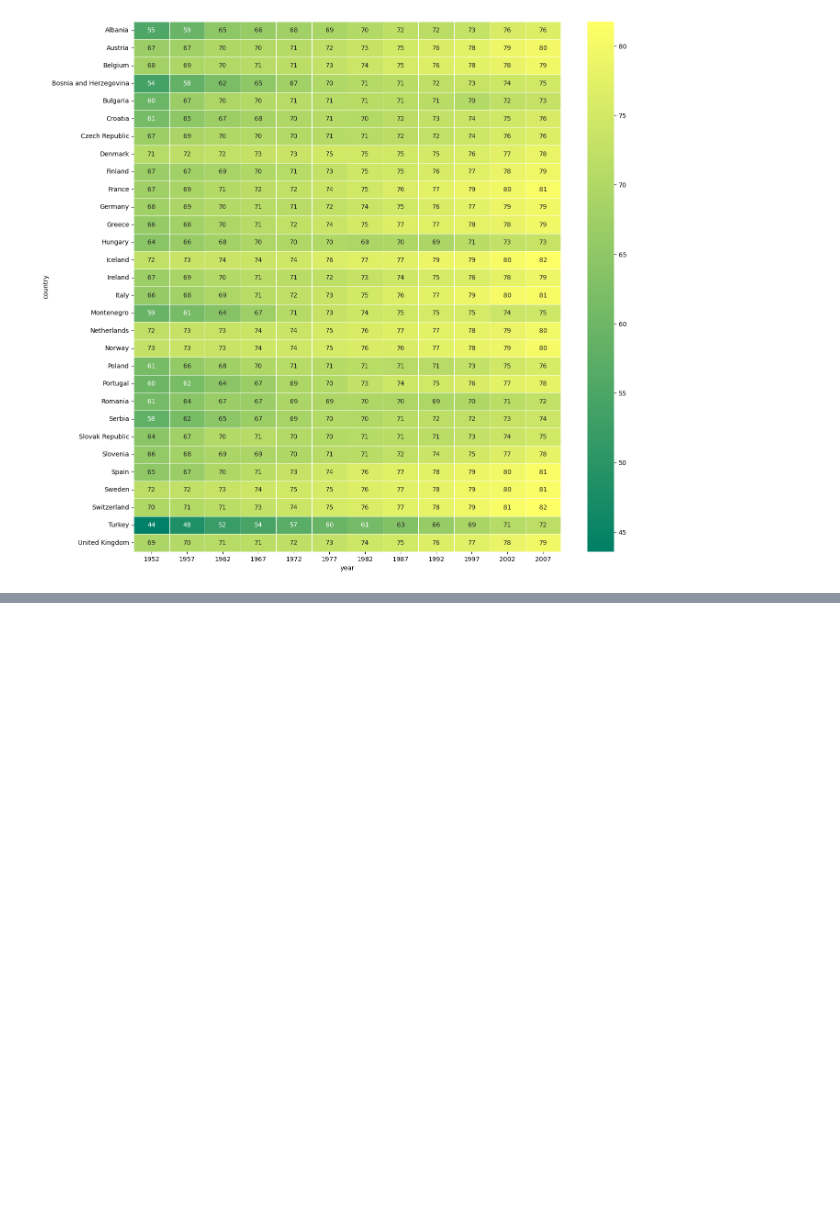
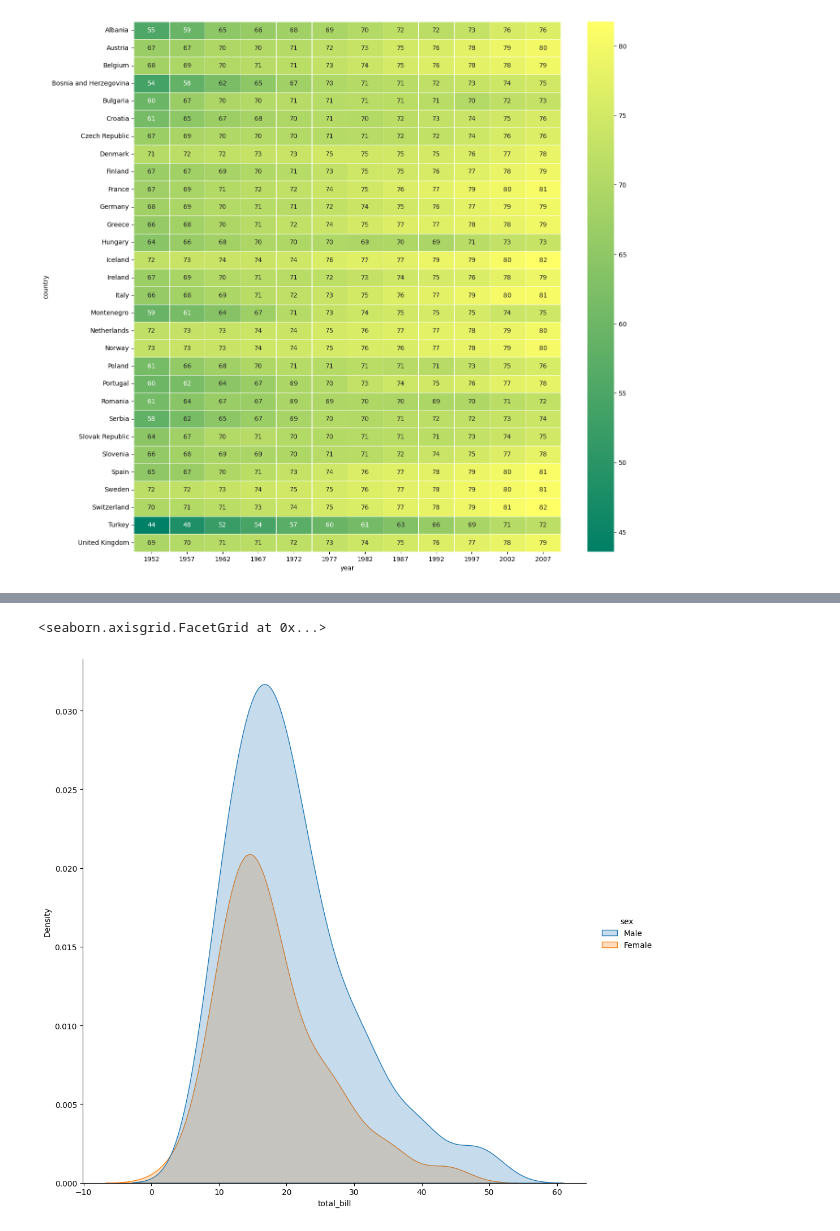
Before and after one commit to adilkamal2478/Adil_Pandas_campusx, a Jupyter notebook: Seaborn_my_notes_session_25.ipynb, the cells around one changed output, grey strips where cells are left out. Cells and saved outputs as stored; diff of their text form; code cells hidden in the pictures; blank space fills up the shorter version.

```diff
--- a/Seaborn_my_notes_session_25.ipynb
+++ b/Seaborn_my_notes_session_25.ipynb
@@ -508,0 +557,17 @@ sns.heatmap(
+# %%
+sns.displot(
+    data = tips,
+    x = 'total_bill',
+    kind = 'kde',
+    hue = 'sex',
+    fill = True,
+    height=10,
+    aspect = 1
+)
+
+# height means height
+# aspect means , the  width is how many time the heigt
+# means height 10 , aspect 2 , width = 20
+# %% [output]
+<seaborn.axisgrid.FacetGrid at 0x...>
+[figure, added]
```
Also changed, not shown: parts of 5 cells of this notebook.
